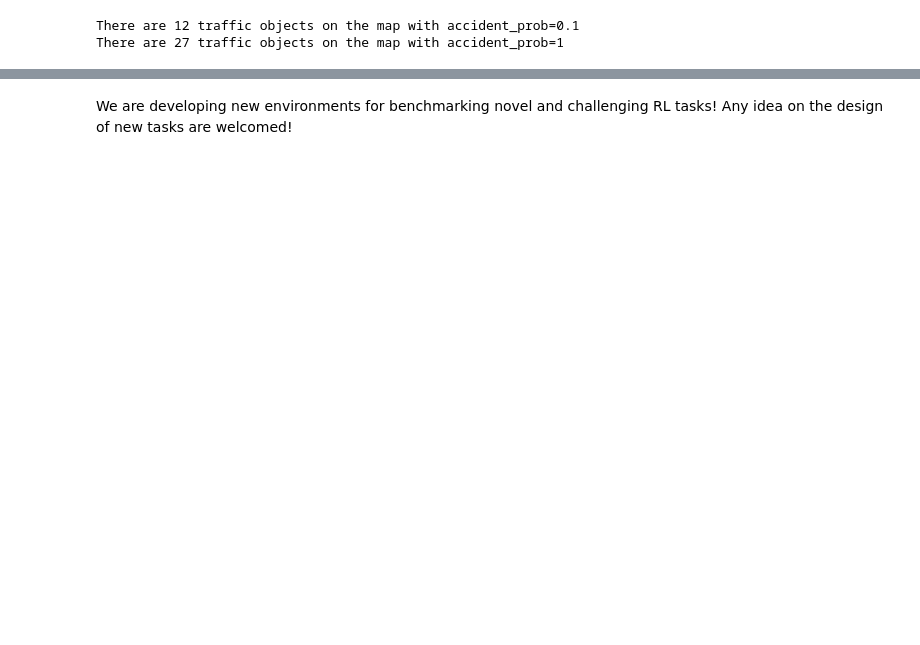
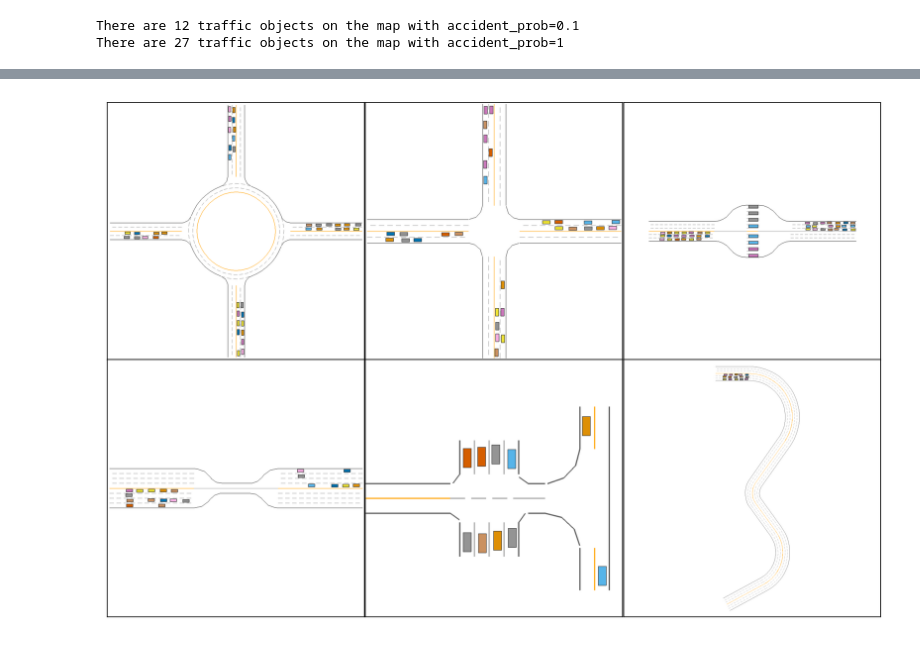
Before and after one commit to metadriverse/metadrive, a Jupyter notebook: documentation/source/rl_environments.ipynb, the cells around one changed output, grey strips where cells are left out. Saved outputs shown, nothing was run; the diff lists cells and outputs as text; code cells hidden in the pictures; blank space fills up the shorter version.

```diff
--- a/documentation/source/rl_environments.ipynb
+++ b/documentation/source/rl_environments.ipynb
@@ -471,2 +468,22 @@ There are 27 traffic objects on the map with accident_prob=1
+# %%
+from metadrive import SafeMetaDriveEnv
+from metadrive.component.static_object.traffic_object import TrafficCone
+import os
+
+try:
+    env=SafeMetaDriveEnv(dict(crash_object_cost=-5,
+                              random_spawn_lane_index=False,
+                              # use 3D renderer
+                              use_render=not os.getenv('TEST_DOC')))
+    env.reset(seed=0)
+    cone=env.engine.spawn_object(TrafficCone, position=[20, 7], heading_theta=0)
+    for _ in range(100):
+        o,r,d,_,info = env.step([0, 1])
+        if env.vehicle.crash_object:
+            assert info["cost"] == -5
+            break
+    env.engine.clear_objects([cone.id])
+finally:
+    env.close()
 # %% [markdown]
 ## Multi-agent Environments
@@ -524,2 +512,45 @@ envs = [envs_classes[CLASS_NAME]() for CLASS_NAME in envs_classes.keys()]
-# %% [markdown]
-We are developing new environments for benchmarking novel and challenging RL tasks! Any idea on the design of new tasks are welcomed!
+# %%
+import matplotlib.pyplot as plt
+from metadrive import (
+    MultiAgentMetaDrive,
+    MultiAgentTollgateEnv,
+    MultiAgentBottleneckEnv,
+    MultiAgentIntersectionEnv,
+    MultiAgentRoundaboutEnv,
+    MultiAgentParkingLotEnv
+)
+
+env_classes = dict(
+    roundabout=MultiAgentRoundaboutEnv,
+    intersection=MultiAgentIntersectionEnv,
+    tollgate=MultiAgentTollgateEnv,
+    bottleneck=MultiAgentBottleneckEnv,
+    parkinglot=MultiAgentParkingLotEnv,
+    pgma=MultiAgentMetaDrive
+)
+
+fig, axs = plt.subplots(2, 3, figsize=(10, 6.5), dpi=200)
+plt.tight_layout(pad=-3)
+
+for i in range(2):
+    for j in range(3):
+        env = list(env_classes.values())[i*3+j]({"log_level":50})
+        env.reset(seed=0)
+        m = env.render(mode="topdown",
+                       # get the overview of the scene
+                       film_size = (1000, 1000),
+                       screen_size = (1000, 1000),
+                       # set camer to map center
+                       camera_position=env.current_map.get_center_point(),
+                       # auto determine the number of pixels for 1 meter
+                       scaling=None,
+                       # do not pop window
+                       no_window=True)
+        ax = axs[i][j]
+        ax.imshow(m, cmap="bone")
+        ax.set_xticks([])
+        ax.set_yticks([])
+        env.close()
+plt.show()
+# %% [output]
+[figure, added]
```
Also changed, not shown: parts of 14 cells of this notebook.
